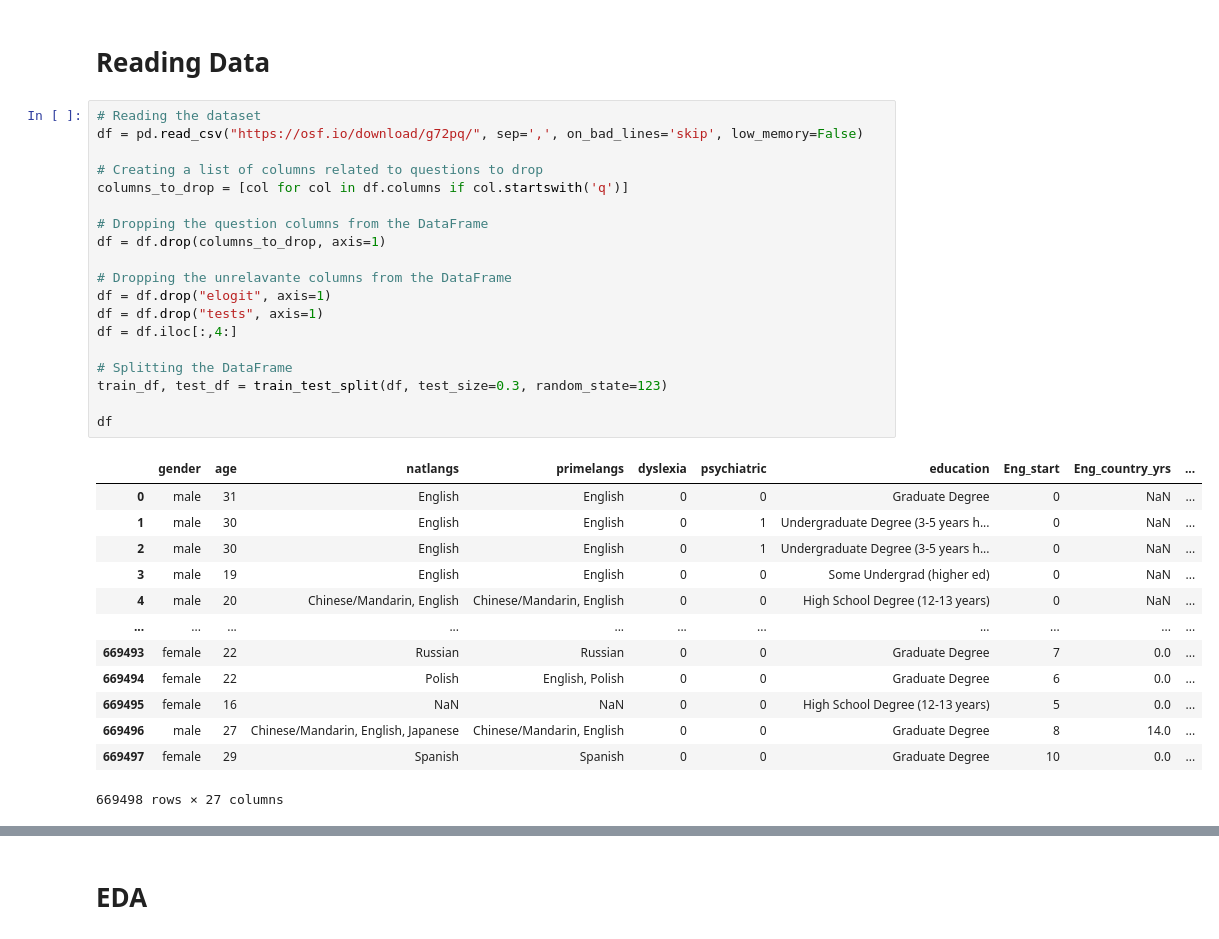
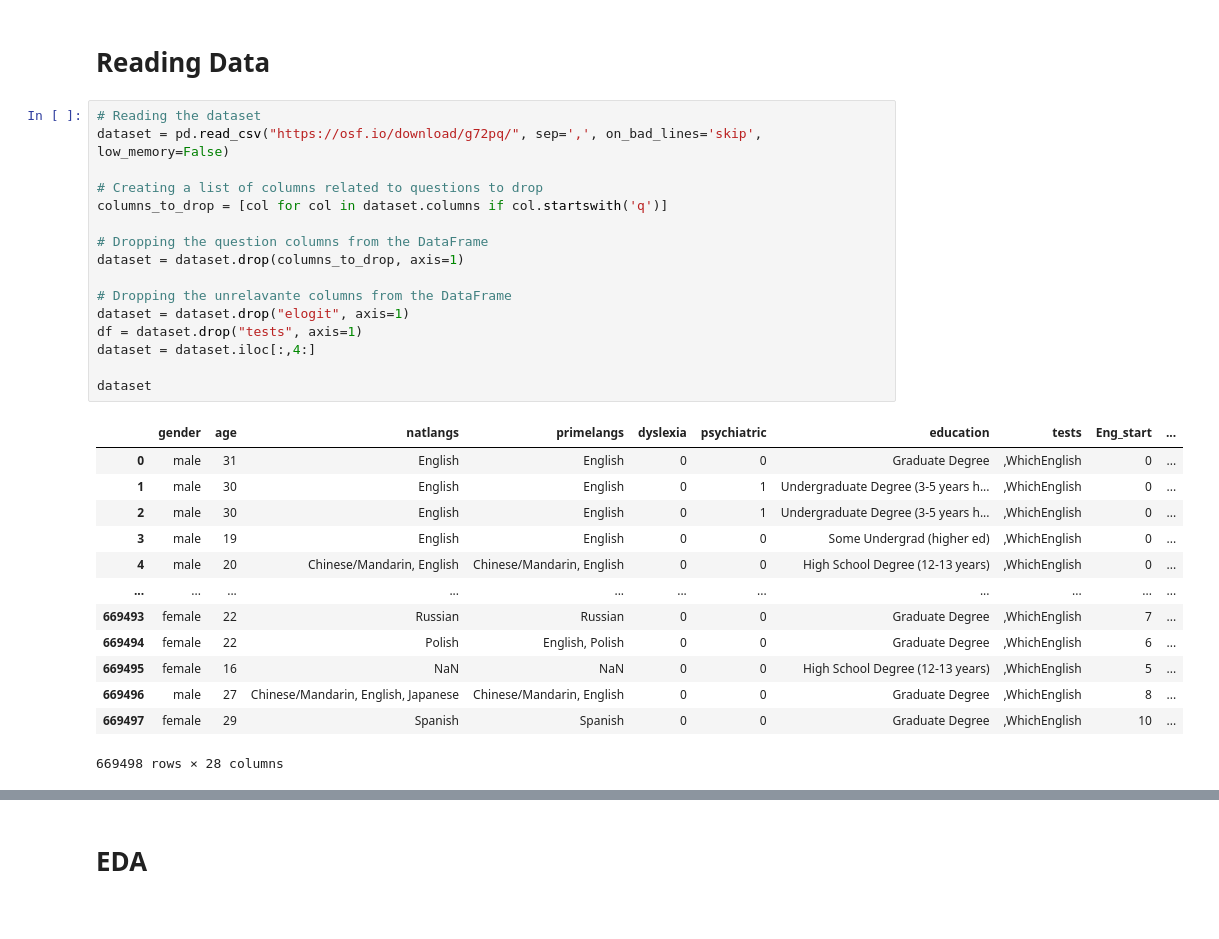
Before and after one commit to UBC-MDS/english-score-predictor, a Jupyter notebook: Analysis.ipynb, the cells around one changed output, grey strips where cells are left out. Drawn from its saved outputs; the diff is of its cells as text.

```diff
--- a/Analysis.ipynb
+++ b/Analysis.ipynb
@@ -11,34 +11,31 @@ from sklearn.model_selection import train_test_split
 # Reading Data
 # %%
 # Reading the dataset
-df = pd.read_csv("https://osf.io/download/g72pq/", sep=',', on_bad_lines='skip', low_memory=False)
+dataset = pd.read_csv("https://osf.io/download/g72pq/", sep=',', on_bad_lines='skip', low_memory=False)
 
 # Creating a list of columns related to questions to drop
-columns_to_drop = [col for col in df.columns if col.startswith('q')]
+columns_to_drop = [col for col in dataset.columns if col.startswith('q')]
 
 # Dropping the question columns from the DataFrame
-df = df.drop(columns_to_drop, axis=1)
+dataset = dataset.drop(columns_to_drop, axis=1)
 
 # Dropping the unrelavante columns from the DataFrame
-df = df.drop("elogit", axis=1)
-df = df.drop("tests", axis=1)
-df = df.iloc[:,4:]
+dataset = dataset.drop("elogit", axis=1)
+df = dataset.drop("tests", axis=1)
+dataset = dataset.iloc[:,4:]
 
-# Splitting the DataFrame
-train_df, test_df = train_test_split(df, test_size=0.3, random_state=123)
-
-df
+dataset
 # %% [output]
-|  | gender | age | natlangs | primelangs | dyslexia | psychiatric | education | Eng_start | Eng_country_yrs | ... |
-| 0 | male | 31 | English | English | 0 | 0 | Graduate Degree | 0 | NaN | ... |
-| 1 | male | 30 | English | English | 0 | 1 | Undergraduate Degree (3-5 years h... | 0 | NaN | ... |
-| 2 | male | 30 | English | English | 0 | 1 | Undergraduate Degree (3-5 years h... | 0 | NaN | ... |
-| 3 | male | 19 | English | English | 0 | 0 | Some Undergrad (higher ed) | 0 | NaN | ... |
-| 4 | male | 20 | Chinese/Mandarin, English | Chinese/Mandarin, English | 0 | 0 | High School Degree (12-13 years) | 0 | NaN | ... |
+|  | gender | age | natlangs | primelangs | dyslexia | psychiatric | education | tests | Eng_start | ... |
+| 0 | male | 31 | English | English | 0 | 0 | Graduate Degree | ,WhichEnglish | 0 | ... |
+| 1 | male | 30 | English | English | 0 | 1 | Undergraduate Degree (3-5 years h... | ,WhichEnglish | 0 | ... |
+| 2 | male | 30 | English | English | 0 | 1 | Undergraduate Degree (3-5 years h... | ,WhichEnglish | 0 | ... |
+| 3 | male | 19 | English | English | 0 | 0 | Some Undergrad (higher ed) | ,WhichEnglish | 0 | ... |
+| 4 | male | 20 | Chinese/Mandarin, English | Chinese/Mandarin, English | 0 | 0 | High School Degree (12-13 years) | ,WhichEnglish | 0 | ... |
 | ... | ... | ... | ... | ... | ... | ... | ... | ... | ... | ... |
-| 669493 | female | 22 | Russian | Russian | 0 | 0 | Graduate Degree | 7 | 0.0 | ... |
-| 669494 | female | 22 | Polish | English, Polish | 0 | 0 | Graduate Degree | 6 | 0.0 | ... |
-| 669495 | female | 16 | NaN | NaN | 0 | 0 | High School Degree (12-13 years) | 5 | 0.0 | ... |
-| 669496 | male | 27 | Chinese/Mandarin, English, Japanese | Chinese/Mandarin, English | 0 | 0 | Graduate Degree | 8 | 14.0 | ... |
-| 669497 | female | 29 | Spanish | Spanish | 0 | 0 | Graduate Degree | 10 | 0.0 | ... |
+| 669493 | female | 22 | Russian | Russian | 0 | 0 | Graduate Degree | ,WhichEnglish | 7 | ... |
+| 669494 | female | 22 | Polish | English, Polish | 0 | 0 | Graduate Degree | ,WhichEnglish | 6 | ... |
+| 669495 | female | 16 | NaN | NaN | 0 | 0 | High School Degree (12-13 years) | ,WhichEnglish | 5 | ... |
+| 669496 | male | 27 | Chinese/Mandarin, English, Japanese | Chinese/Mandarin, English | 0 | 0 | Graduate Degree | ,WhichEnglish | 8 | ... |
+| 669497 | female | 29 | Spanish | Spanish | 0 | 0 | Graduate Degree | ,WhichEnglish | 10 | ... |
-669498 rows × 27 columns
+669498 rows × 28 columns
```
Also changed, not shown: parts of 13 cells of this notebook.
